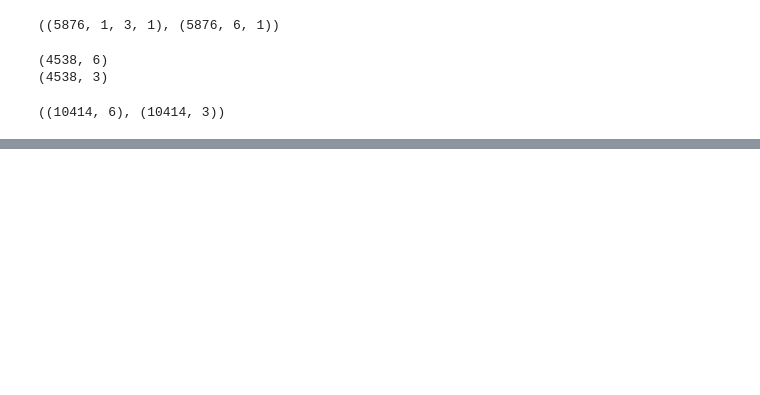
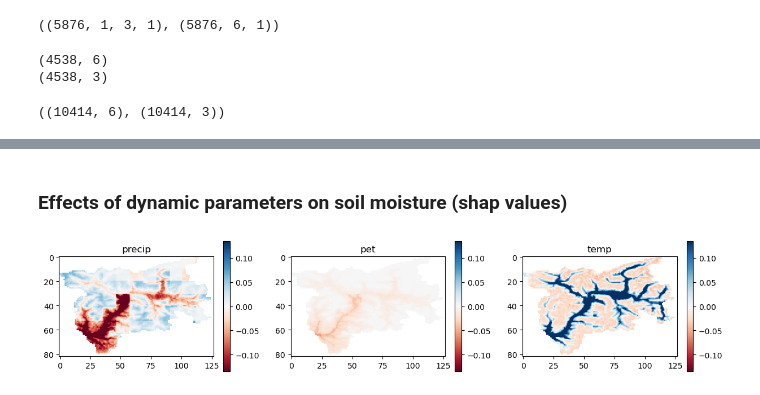
Before and after one commit to interTwin-eu/hython, a Jupyter notebook: nb/xai.ipynb, the cells around one changed output, grey strips where cells are left out. Drawn from its saved outputs; the diff is of its cells as text; code cells hidden in the pictures; blank space fills up the shorter version.

```diff
--- a/nb/xai.ipynb
+++ b/nb/xai.ipynb
@@ -216,0 +238,13 @@ plt.colorbar()
+# %% [markdown]
+### Effects of dynamic parameters on soil moisture (shap values)
+# %%
+fig, axs = plt.subplots(1, 3, figsize=(15,15))
+axs = axs.flatten()
+shape_d_plot = shap_d.reshape(lat, lon, 3)
+
+for i, s in enumerate(dynamic_names):
+    p1 = axs[i].imshow(shape_d_plot[..., i], cmap=cmap, norm=norm)
+    axs[i].set_title(s)
+    plt.colorbar(p1, label="shap value")
+# %% [output]
+[figure, added]
```
Also changed, not shown: parts of 24 cells of this notebook.
